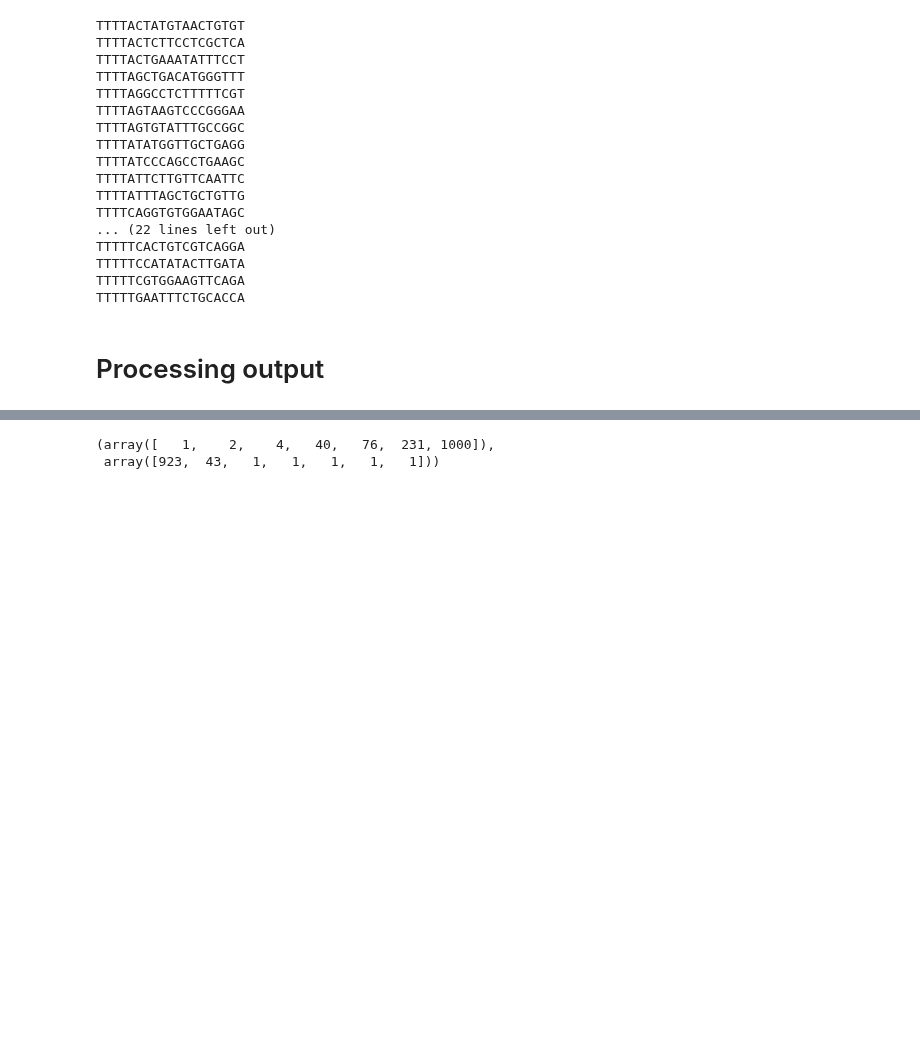
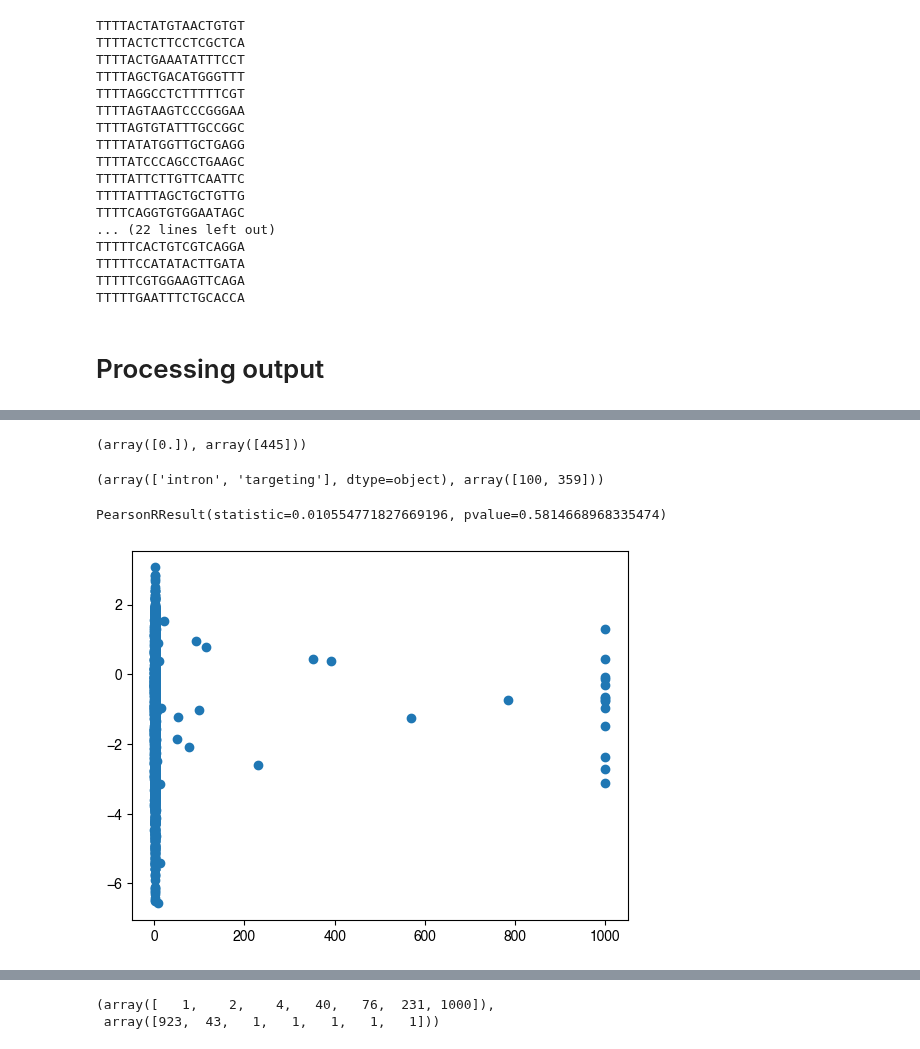
Before and after one commit to samgould2/CDK-BE-mutagenesis, a Jupyter notebook: notebooks/08_off-targets/off_target.ipynb, the cells around one changed output, grey strips where cells are left out. Cells and saved outputs as stored; diff of their text form; code cells hidden in the pictures; blank space fills up the shorter version.

Commit message:
logo_plots + other

```diff
--- a/notebooks/08_off-targets/off_target.ipynb
+++ b/notebooks/08_off-targets/off_target.ipynb
@@ -78,0 +61,23 @@ b1[b1['Mismatches']==0]
+# %%
+OT_holder = []
+for i in range(1,11):
+    aa1 = pd.read_csv(f'../../source_data/17_off-targets/batch{i}.txt', sep='\t')
+    print(i)
+    mismatch_num = [0,1,2,3,4]
+
+    guides = np.unique(aa1['crRNA'])
+
+    num_g = len(guides)
+
+    OT_df = pd.DataFrame(dict(zip(['gRNA_sequence', '0', '1', '2', '3', '4'], [guides, np.zeros(num_g), np.zeros(num_g), np.zeros(num_g), np.zeros(num_g), np.zeros(num_g)])))
+
+    for mismatch in mismatch_num:
+        subset = aa1[aa1['Mismatches']==mismatch]
+
+        u, c = np.unique(subset['crRNA'], return_counts=True)
+        ot_dict = dict(zip(u,c))
+
+        for guide in u:
+            OT_df.loc[OT_df['gRNA_sequence']==guide, f'{mismatch}']=ot_dict[guide]
+
+    OT_holder.append(OT_df)
@@ -78,0 +95,28 @@ b1[b1['Mismatches']==0]
+# %%
+off_targets = pd.concat(OT_holder)
+off_targets['proto_G+19'] = [f'G{i[:-2]}' for i in off_targets['gRNA_sequence']]
+
+library = pd.read_csv('../../source_data/02_library/CDK_library_final.csv')
+l2 = library[['gRNA_id', 'proto_G+19', 'Gene', 'classification']]
+
+OT_merge = pd.merge(off_targets, l2, on='proto_G+19', how='outer')
+#OT_merge.to_csv('../../source_data/17_off-targets/OT_merge.csv', index=False)
+# %%
+#confirming non-targeting guides have no direct match
+NT = OT_merge[OT_merge['classification']=='non-targeting control']
+np.unique(NT['0'], return_counts=True)
+# %% [output]
+(array([0.]), array([445]))
+# %%
+np.unique(OT_merge[OT_merge['0']>1]['classification'], return_counts=True)
+# %% [output]
+(array(['intron', 'targeting'], dtype=object), array([100, 359]))
+# %%
+p_cbe_1 = pd.read_csv('../../screening_data/03_LFC_FDR_tables/barcode_counts/Plasmid_base/CBE_subpool1_barcode_Plasmid_base.csv')
+m1 = pd.merge(p_cbe_1, OT_merge, on='gRNA_id')
+
+plt.scatter(m1['0'], m1['LFC_median_T0'])
+scipy.stats.pearsonr(m1['0'], m1['LFC_median_T0'])
+# %% [output]
+PearsonRResult(statistic=0.010554771827669196, pvalue=0.5814668968335474)
+[figure, added]
```
Also changed, not shown: parts of 7 cells of this notebook, 5 other files.
